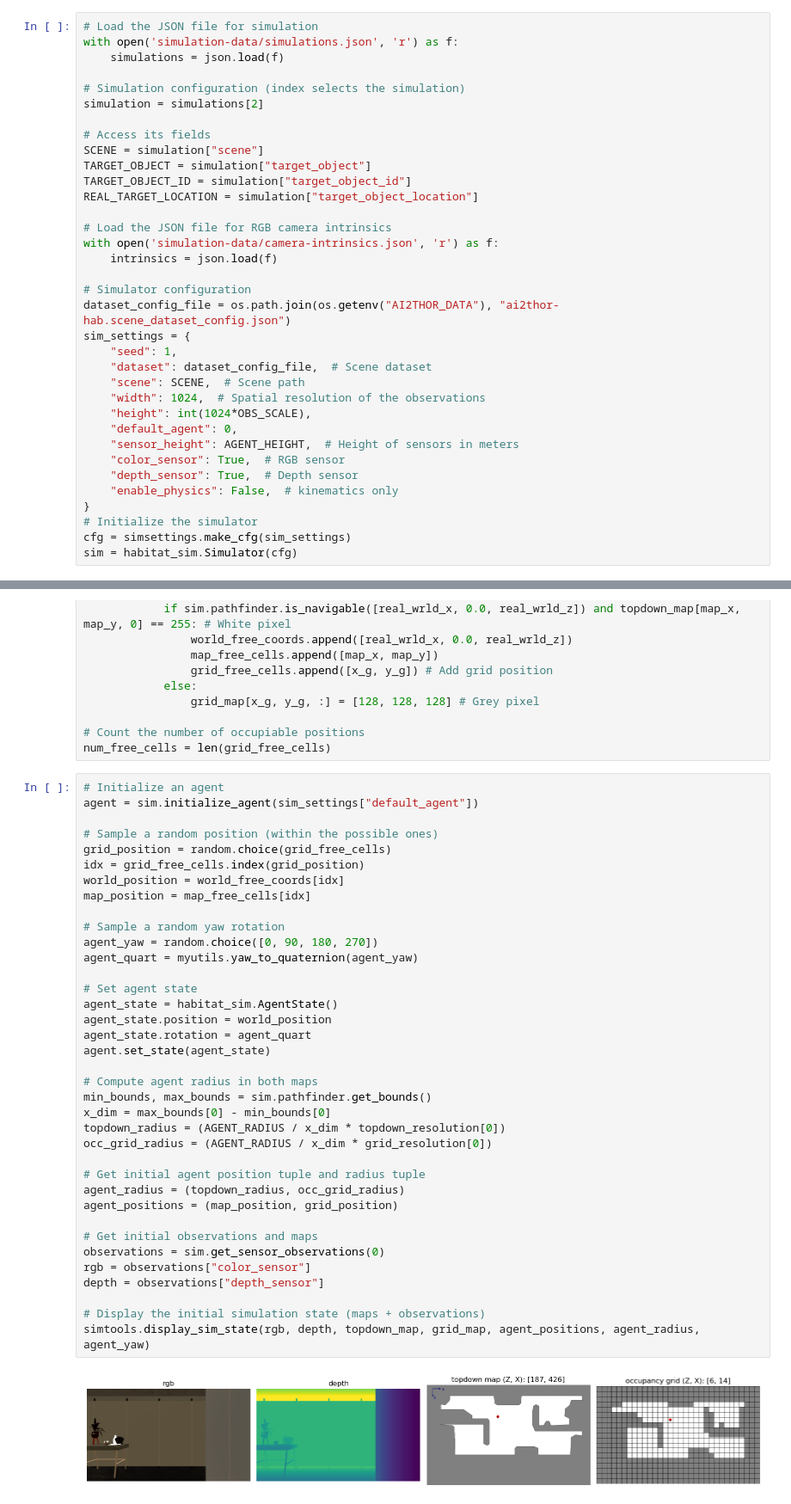
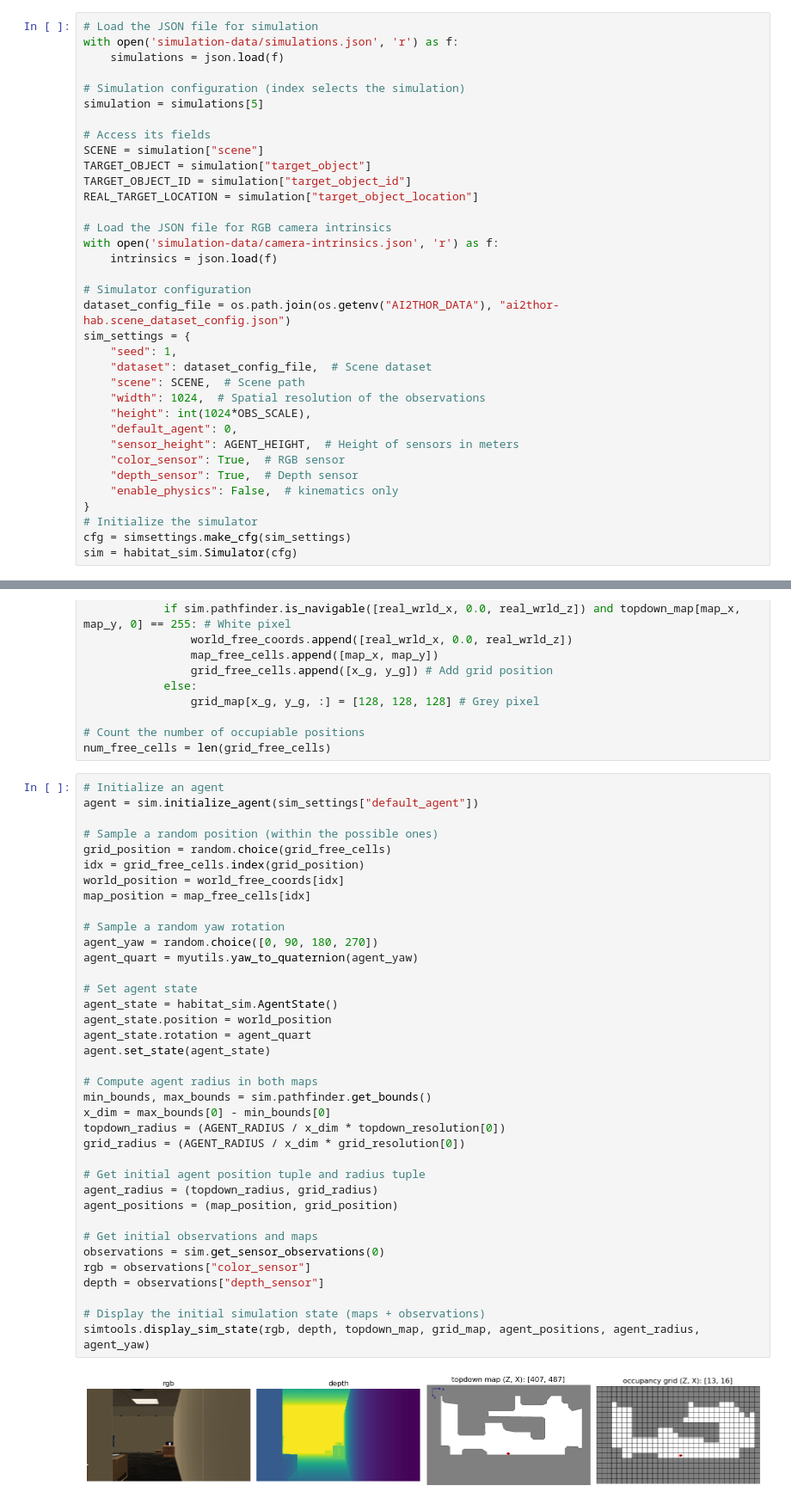
Before and after one commit to joaocb2002/ObjectNav-Msc, a Jupyter notebook: main-baseline.ipynb, the cells around one changed output, grey strips where cells are left out. Shown at 86% size. Drawn from its saved outputs; the diff is of its cells as text.

```diff
--- a/main-baseline.ipynb
+++ b/main-baseline.ipynb
@@ -40,7 +41,7 @@ with open('simulation-data/simulations.json', 'r') as f:
     simulations = json.load(f)
 
 # Simulation configuration (index selects the simulation)
-simulation = simulations[2]
+simulation = simulations[5]
 
 # Access its fields
 SCENE = simulation["scene"]
@@ -163,36 +183,36 @@ grid_position = random.choice(grid_free_cells)
 idx = grid_free_cells.index(grid_position)
 world_position = world_free_coords[idx]
 map_position = map_free_cells[idx]
 
 # Sample a random yaw rotation
 agent_yaw = random.choice([0, 90, 180, 270])
 agent_quart = myutils.yaw_to_quaternion(agent_yaw)
 
 # Set agent state
 agent_state = habitat_sim.AgentState()
 agent_state.position = world_position
 agent_state.rotation = agent_quart
 agent.set_state(agent_state)
 
 # Compute agent radius in both maps
 min_bounds, max_bounds = sim.pathfinder.get_bounds()
 x_dim = max_bounds[0] - min_bounds[0]
 topdown_radius = (AGENT_RADIUS / x_dim * topdown_resolution[0])
-occ_grid_radius = (AGENT_RADIUS / x_dim * grid_resolution[0])
+grid_radius = (AGENT_RADIUS / x_dim * grid_resolution[0])
 
 # Get initial agent position tuple and radius tuple
-agent_radius = (topdown_radius, occ_grid_radius)
+agent_radius = (topdown_radius, grid_radius)
 agent_positions = (map_position, grid_position)
 
 # Get initial observations and maps
 observations = sim.get_sensor_observations(0)
 rgb = observations["color_sensor"]
 depth = observations["depth_sensor"]
 
 # Display the initial simulation state (maps + observations)
 simtools.display_sim_state(rgb, depth, topdown_map, grid_map, agent_positions, agent_radius, agent_yaw)
 # %% [output]
-[figure, old version]
+[figure, new version]
 # %%
 # Metrics initialization
 target_found = False
```
Also changed, not shown: parts of 4 cells of this notebook, 5 other files.
